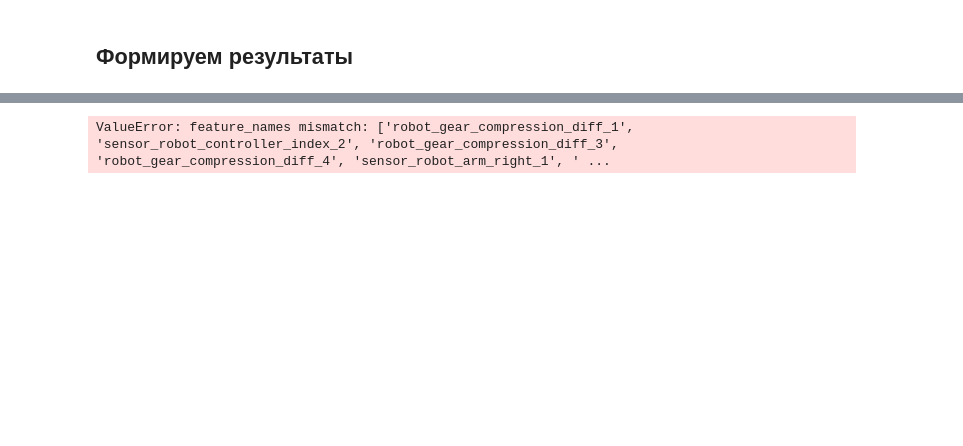
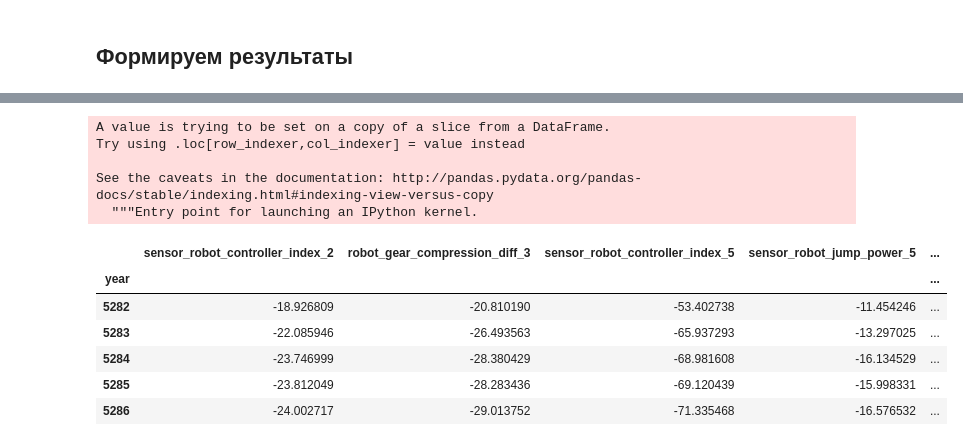
Before and after one commit to aturilin/my_tmp, a Jupyter notebook: Hackaton_McKinsey.ipynb, the cells around one changed output, grey strips where cells are left out. Drawn from its saved outputs; the diff is of its cells as text; code cells hidden in the pictures; blank space fills up the shorter version.

```diff
--- a/Hackaton_McKinsey.ipynb
+++ b/Hackaton_McKinsey.ipynb
@@ -178,0 +236,5 @@ array([ 0.88936431,  0.8868314 ,  0.90808053,  0.83367282,  0.90488115,
+# %%
+grid = GridSearchCV(model, param_grid=param_grid, cv=5,n_jobs=4)
+grid.fit(X_tr, y_tr)
+
+grid.best_score_
@@ -217,4 +290,20 @@ X_test.head()
 # %%
-result = xgb.predict(X_test)
+y_test = xgb.predict(X_test)
-# %% [output]
-ValueError: feature_names mismatch: ['robot_gear_compression_diff_1', 'sensor_robot_controller_index_2', 'robot_gear_compression_diff_3', 'robot_gear_compression_diff_4', 'sensor_robot_arm_right_1', ' ...
+# %%
+X_test['target']=y_test
+# %% [output]
+A value is trying to be set on a copy of a slice from a DataFrame.
+Try using .loc[row_indexer,col_indexer] = value instead
+
+See the caveats in the documentation: http://pandas.pydata.org/pandas-docs/stable/indexing.html#indexing-view-versus-copy
+  """Entry point for launching an IPython kernel.
+# %%
+X_test.head()
+# %% [output]
+|  | sensor_robot_controller_index_2 | robot_gear_compression_diff_3 | sensor_robot_controller_index_5 | sensor_robot_jump_power_5 | ... |
+| year |  |  |  |  | ... |
+| 5282 | -18.926809 | -20.810190 | -53.402738 | -11.454246 | ... |
+| 5283 | -22.085946 | -26.493563 | -65.937293 | -13.297025 | ... |
+| 5284 | -23.746999 | -28.380429 | -68.981608 | -16.134529 | ... |
+| 5285 | -23.812049 | -28.283436 | -69.120439 | -15.998331 | ... |
+| 5286 | -24.002717 | -29.013752 | -71.335468 | -16.576532 | ... |
```
Also changed, not shown: parts of 25 cells of this notebook.
